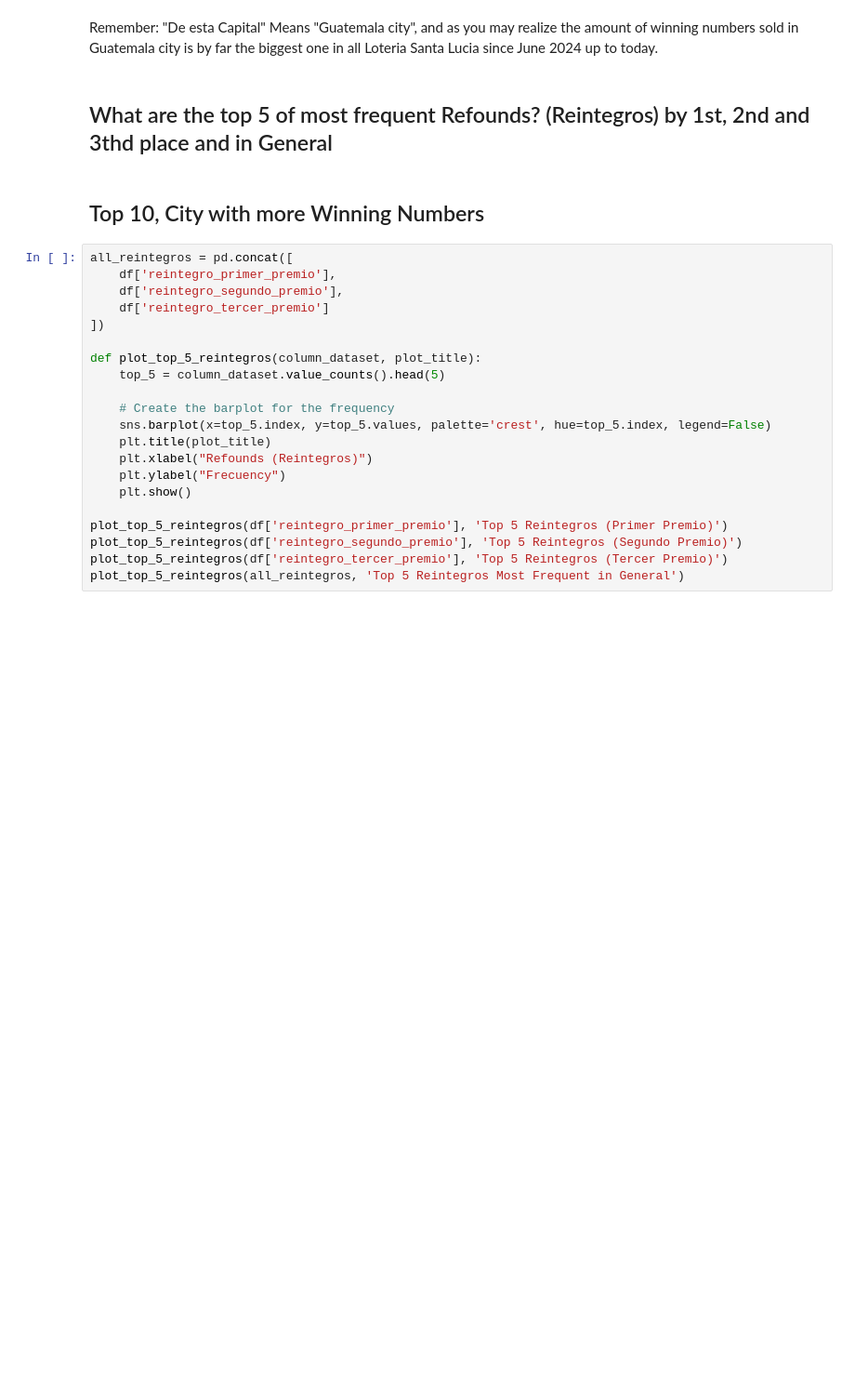
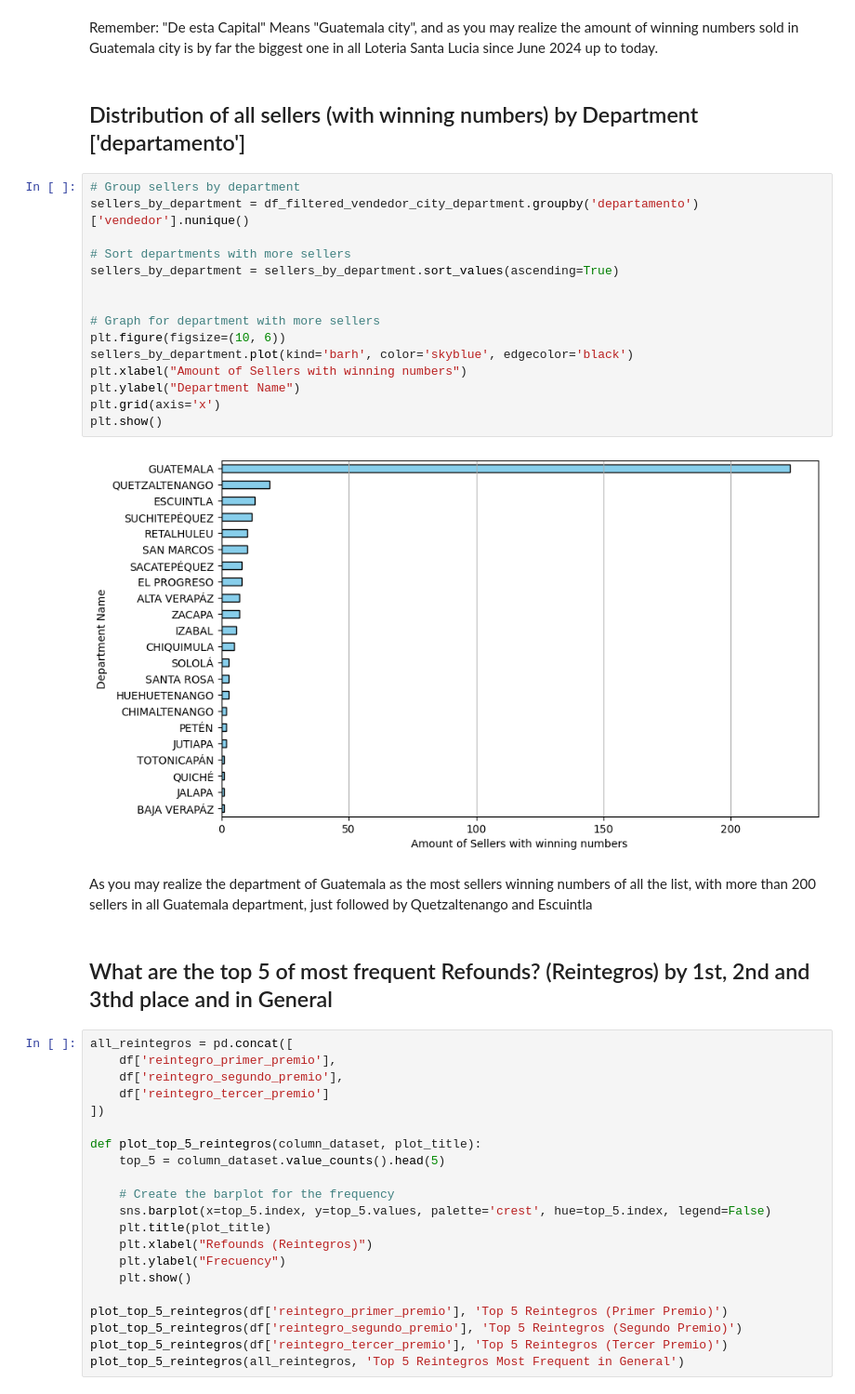
Before and after one commit to AngelDHackerman/santa-lucia-data-analysis-manual, a Jupyter notebook: notebooks/visualization_sorteos_premios.ipynb, the cells around one changed output. Shown at 93% size. Cells and saved outputs as stored; diff of their text form; blank space fills up the shorter version.

Commit message:
added departments with more sellers with winning numbers of loteria santa lucia

```diff
--- a/notebooks/visualization_sorteos_premios.ipynb
+++ b/notebooks/visualization_sorteos_premios.ipynb
@@ -199,10 +199,29 @@ plt.show()
 [figure]
 # %% [markdown]
 Remember: "De esta Capital" Means "Guatemala city", and as you may realize the amount of winning numbers sold in Guatemala city is by far the biggest one in all Loteria Santa Lucia since June 2024 up to today.
+# %% [markdown]
+## Distribution of all sellers (with winning numbers) by Department ['departamento']
+# %%
+# Group sellers by department
+sellers_by_department = df_filtered_vendedor_city_department.groupby('departamento')['vendedor'].nunique()
+
+# Sort departments with more sellers
+sellers_by_department = sellers_by_department.sort_values(ascending=True)
+
+
+# Graph for department with more sellers
+plt.figure(figsize=(10, 6))
+sellers_by_department.plot(kind='barh', color='skyblue', edgecolor='black')
+plt.xlabel("Amount of Sellers with winning numbers")
+plt.ylabel("Department Name")
+plt.grid(axis='x')
+plt.show()
+# %% [output]
+[figure, added]
+# %% [markdown]
+As you may realize the department of Guatemala as the most sellers winning numbers of all the list, with more than 200 sellers in all Guatemala department, just followed by Quetzaltenango and Escuintla
 # %% [markdown]
 ## What are the top 5 of most frequent Refounds? (Reintegros) by 1st, 2nd and 3thd place and in General
-# %% [markdown]
-## Top 10, City with more Winning Numbers
 # %%
 all_reintegros = pd.concat([
     df['reintegro_primer_premio'],
```
